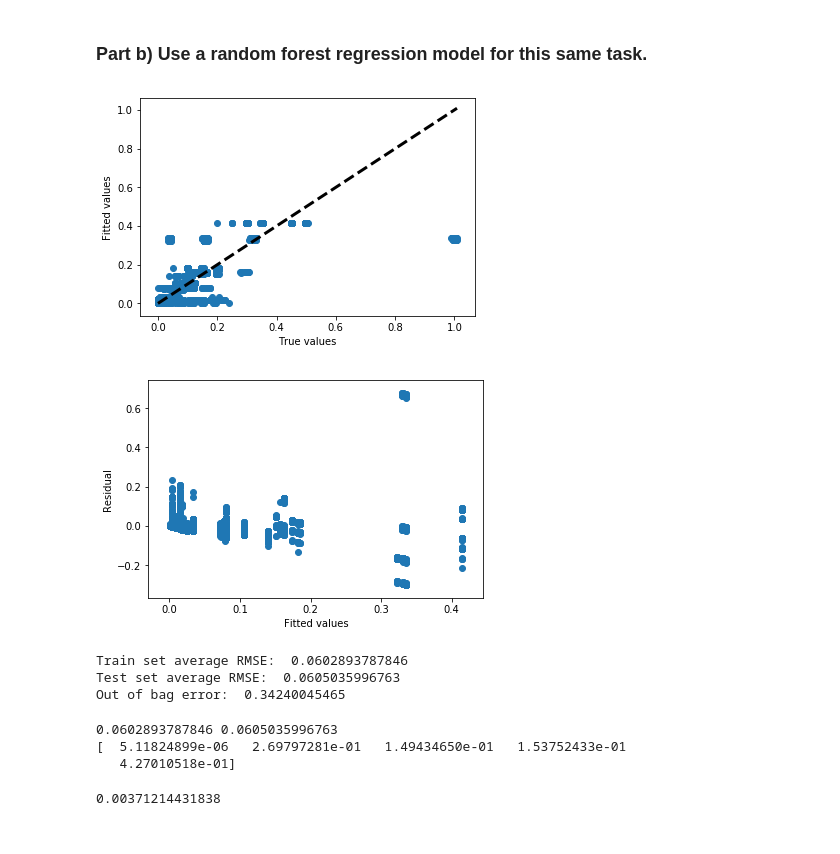
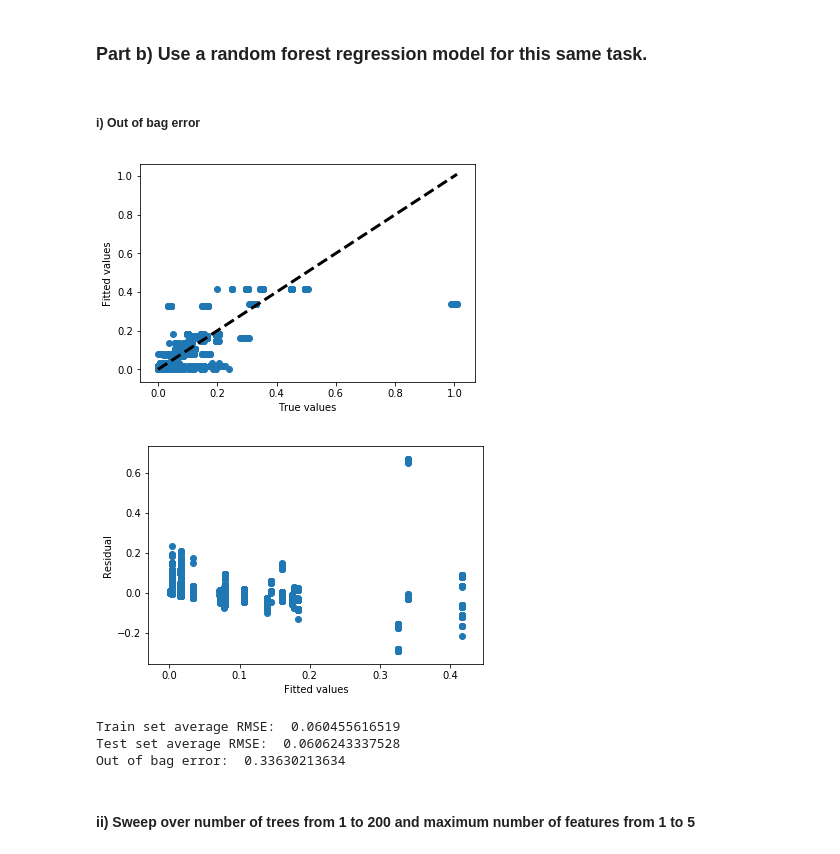
Before and after one commit to popo0293/EE219Project4, a Jupyter notebook: Project 4.ipynb, the cells around one changed output. Cells and saved outputs as stored; diff of their text form; code cells hidden in the pictures.

```diff
--- a/Project 4.ipynb
+++ b/Project 4.ipynb
@@ -401,32 +398,22 @@ print(lassoregression.coef_)
   0.          0.        ]
 # %% [markdown]
 ### Part b) Use a random forest regression model for this same task.
+# %% [markdown]
+##### i) Out of bag error
 # %%
 from sklearn.ensemble import RandomForestRegressor
 
 randomforest = RandomForestRegressor(n_estimators=20, \
                                      max_features=5, max_depth=4, \
-                                     bootstrap=True, oob_score=True, n_jobs=1)
+                                     bootstrap=True, oob_score=True, n_jobs=-2)
 
 [a,b]=reportandplot(randomforest, featurematrix, y)
 print("Out of bag error: ", 1-randomforest.oob_score_)
 # %% [output]
 [figure]
-[figure, old version]
+[figure, new version]
-Train set average RMSE:  0.0602893787846
-Test set average RMSE:  0.0605035996763
-Out of bag error:  0.34240045465
+Train set average RMSE:  0.060455616519
+Test set average RMSE:  0.0606243337528
+Out of bag error:  0.33630213634
-# %%
-print(a,b)
-print(randomforest.feature_importances_)
-# %% [output]
-0.0602893787846 0.0605035996763
-[  5.11824899e-06   2.69797281e-01   1.49434650e-01   1.53752433e-01
-   4.27010518e-01]
-# %%
-randomforest.fit(featurematrix, y)
-y_pred = randomforest.predict(featurematrix)
-sdf = mean_squared_error(y_pred, y)
-print(sdf)
-# %% [output]
-0.00371214431838
+# %% [markdown]
+#### ii) Sweep over number of trees from 1 to 200 and maximum number of features from 1 to 5
```
Also changed, not shown: parts of 5 cells of this notebook, 2 other files.
